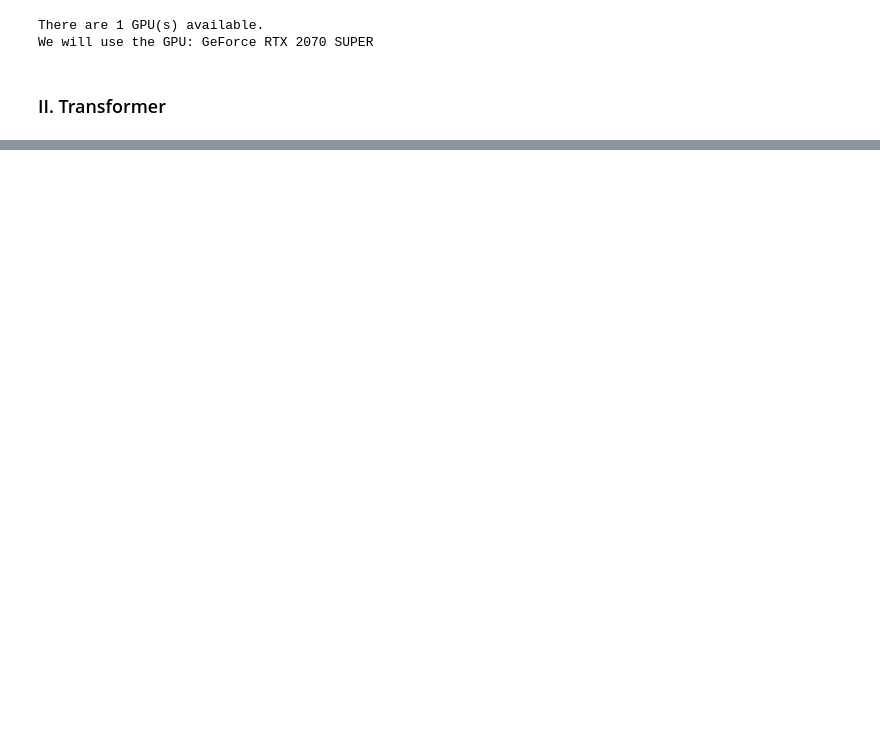
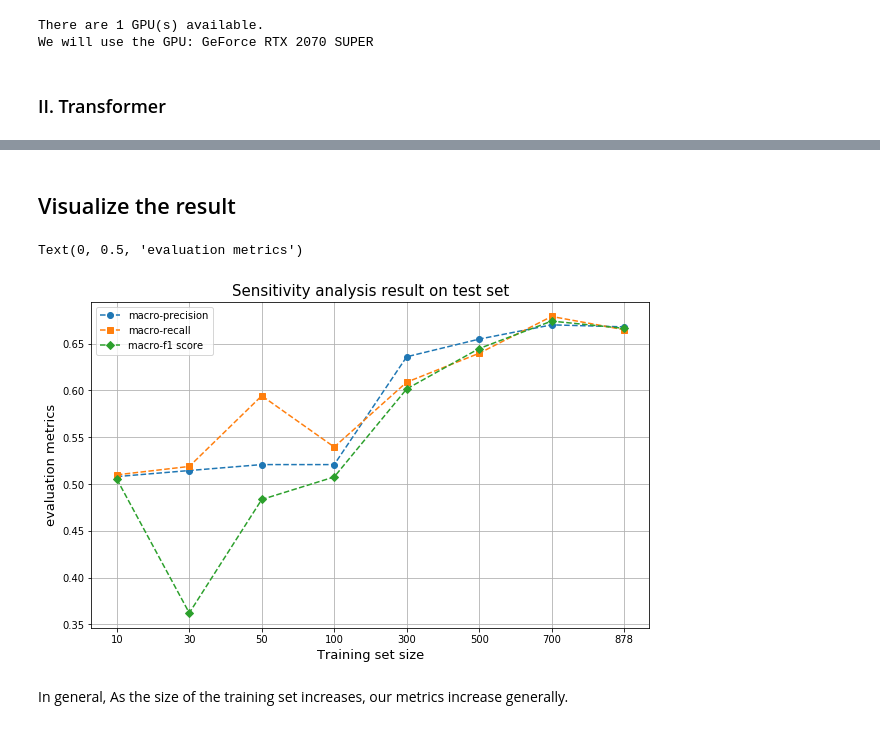
Before and after one commit to SSIML2021/SSIML2021, a Jupyter notebook: notebooks/1.4-causal-relation-presence-sensitiviy-analysis.ipynb, the cells around one changed output, grey strips where cells are left out. Drawn from its saved outputs; the diff is of its cells as text; code cells hidden in the pictures; blank space fills up the shorter version.

```diff
--- a/notebooks/1.4-causal-relation-presence-sensitiviy-analysis.ipynb
+++ b/notebooks/1.4-causal-relation-presence-sensitiviy-analysis.ipynb
@@ -433,17 +547,6 @@ def transformer_cls(df_train,df_val,
              freeze_layer_count=1,
              scheduler_type='step',
              decayRate=0.75):
-
-
-    #wandb update
-    wandb.config.max_length = max_length
-    wandb.config.model = model_name
-    wandb.config.weight_decay = weight_decay
-    wandb.config.freeze_layer_count = freeze_layer_count
-    wandb.config.optimizer = 'AdamW'
-    wandb.config.scheduler_type = scheduler_type
-    wandb.config.decayRate = decayRate
-
 
     print('\n======================Doing Bert classification task======================')
 
@@ -824,0 +945,34 @@ True
+# %% [markdown]
+## Visualize the result
+# %%
+key = result_dict.keys()
+test_f1 = []
+test_precision = []
+test_recall = []
+
+
+for i in key:
+    test_precision.append(result_dict[i]['precision_test'])
+    test_recall.append(result_dict[i]['recall_test'])
+    test_f1.append(result_dict[i]['f1_test'])
+# %%
+plt.figure(figsize=(10,6))
+
+plt.title('Sensitivity analysis result on test set', fontsize=15)
+
+values = range(len(key))
+
+plt.plot(values,test_precision,'--',marker="o")
+plt.plot(values,test_recall,'--',marker="s")
+plt.plot(values,test_f1,'--',marker="D")
+plt.grid(True)
+plt.legend(['macro-precision','macro-recall','macro-f1 score'])
+#plt.title.set_text('Sensitivity analysis result on test set')
+plt.xticks(values,key)
+plt.xlabel('Training set size', fontsize=13)
+plt.ylabel('evaluation metrics', fontsize=13)
+# %% [output]
+Text(0, 0.5, 'evaluation metrics')
+[figure, added]
+# %% [markdown]
+In general, As the size of the training set increases, our metrics increase generally.
```
Also changed, not shown: parts of 20 cells of this notebook, 3 other files.
